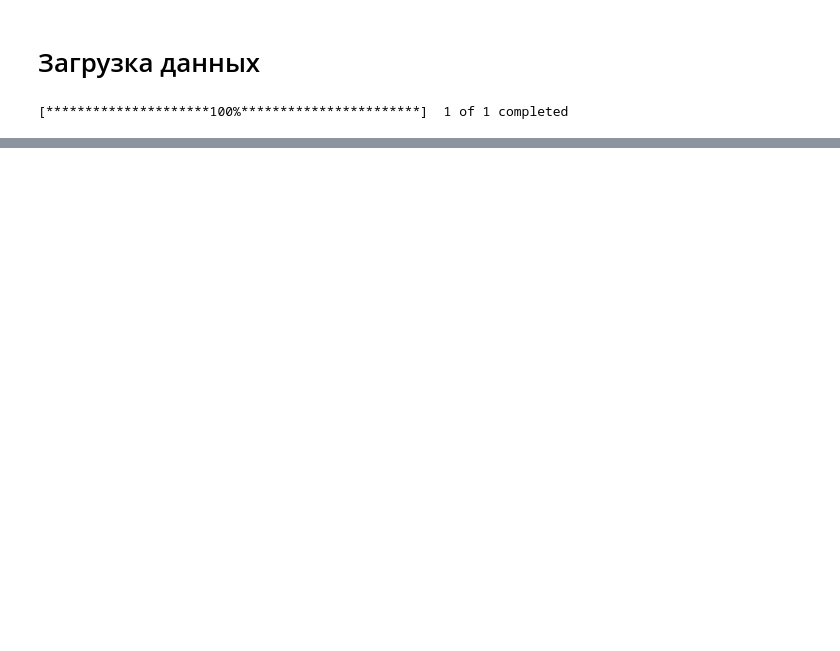
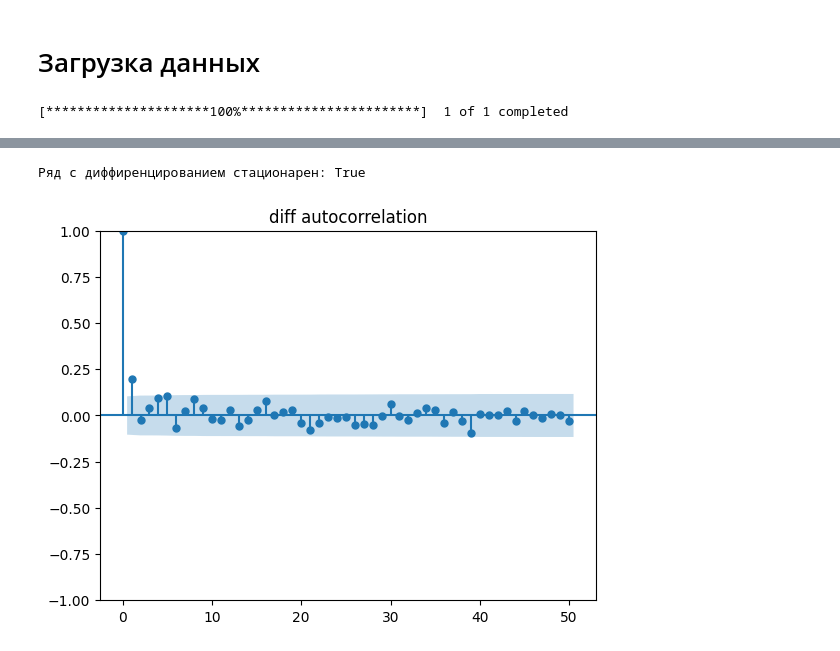
Before and after one commit to mokaruuns/education_itmo, a Jupyter notebook: da/lab2/01.ipynb, the cells around one changed output, grey strips where cells are left out. Cells and saved outputs as stored; diff of their text form; code cells hidden in the pictures; blank space fills up the shorter version.

```diff
--- a/da/lab2/01.ipynb
+++ b/da/lab2/01.ipynb
@@ -95 +100,3 @@ False
+# %%
+month_series_ln = np.log(month_series)
 # %%
@@ -118,0 +112,6 @@ True
+# %%
+print('Ряд с диффиренцированием стационарен: {}'.format(df_stationary_test(d_month_series)))
+x = plot_acf(d_month_series, lags=50, title='diff autocorrelation')
+# %% [output]
+Ряд с диффиренцированием стационарен: True
+[figure, added]
```
Also changed, not shown: parts of 35 cells of this notebook.
